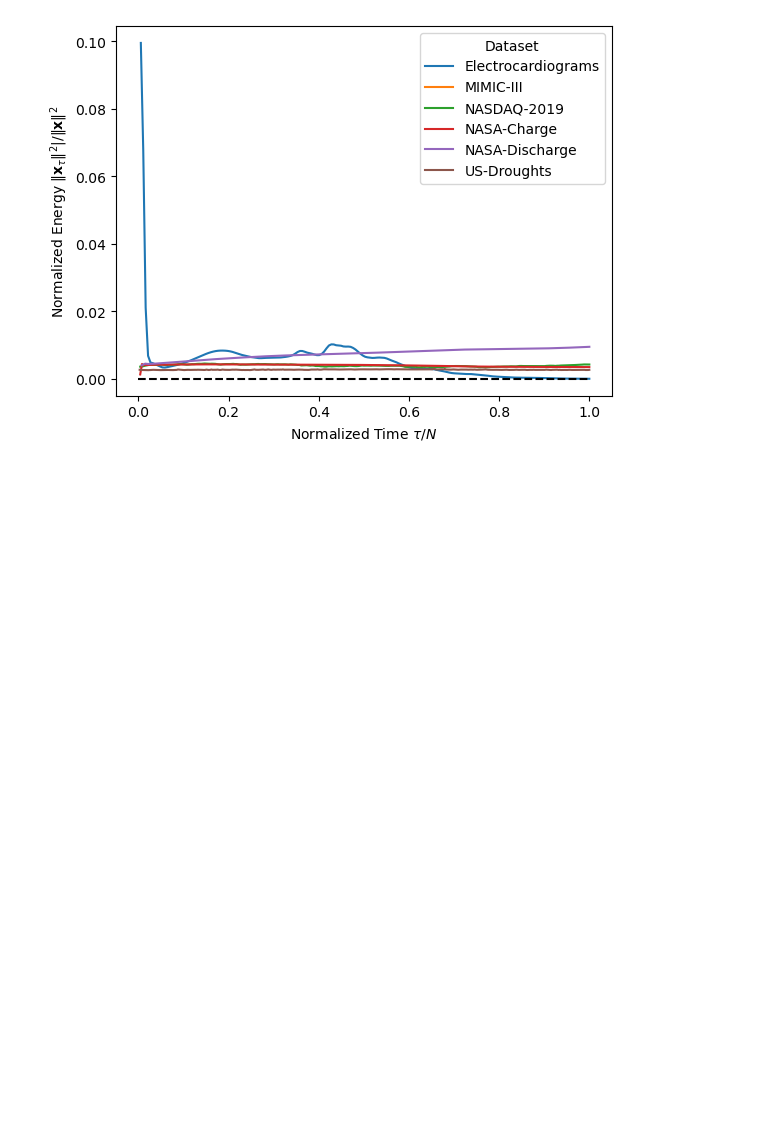
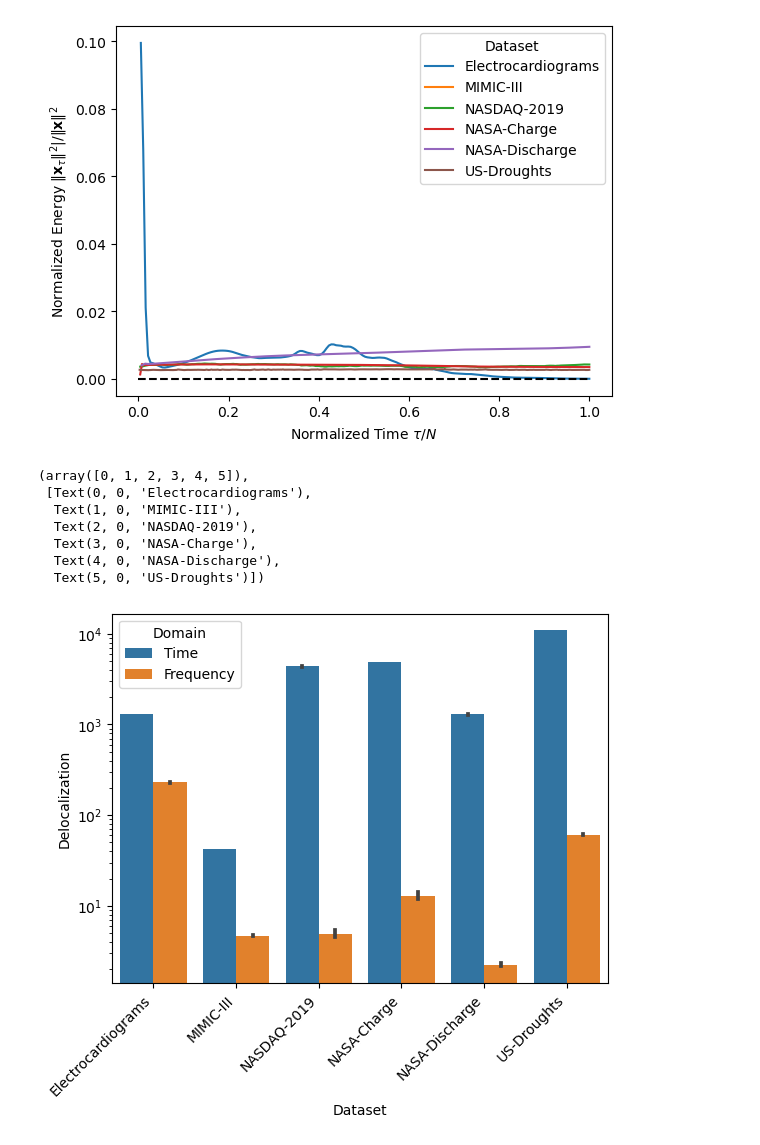
Before and after one commit to JonathanCrabbe/FourierDiffusion, a Jupyter notebook: notebooks/spectral_interpretation.ipynb, the cells around one changed output. Saved outputs shown, nothing was run; the diff lists cells and outputs as text; code cells hidden in the pictures; blank space fills up the shorter version.

Commit message:
Clean spectral localization plots

```diff
--- a/notebooks/spectral_interpretation.ipynb
+++ b/notebooks/spectral_interpretation.ipynb
@@ -22,6 +53,8 @@ datasets: dict[str, Datamodule] = {
 # %%
 spectral_data: list[dict] = []
 temporal_data: list[dict] = []
+localization_data: list[dict] = []
+localization_data_joint: list[dict] = []
 
 for dataset_name, datamodule in datasets.items():
 
@@ -75,8 +108,44 @@ for dataset_name, datamodule in datasets.items():
         ]
         )
 
+    # Compute localization metrics
+    X_loc, X_spec_loc = localization_metrics(X_train)
+
+    # Record the localization data
+    localization_data.extend(
+        [
+            {
+        "Dataset": dataset_name,
+        "Delocalization": X_loc[b].item(),
+        "Domain": "Time"
+            } for b in range(len(X_loc))
+        ]
+        )
+    localization_data.extend(
+        [
+            {
+        "Dataset": dataset_name,
+        "Delocalization": X_spec_loc[b].item(),
+        "Domain": "Frequency"
+            } for b in range(len(X_spec_loc))
+        ]
+        )
+
+    # Record the joint localization data
+    localization_data_joint.extend(
+        [
+            {
+        "Dataset": dataset_name,
+        "Delocalization Time": X_loc[b].item(),
+        "Delocalization Frequency": X_spec_loc[b].item()
+            } for b in range(len(X_loc))
+        ]
+        )
+
 spectral_df = pd.DataFrame(spectral_data)
 temporal_df = pd.DataFrame(temporal_data)
+localization_df = pd.DataFrame(localization_data)
+localization_joint_df = pd.DataFrame(localization_data_joint)
 # %%
 sns.lineplot(data=spectral_df,x="Normalized Frequency", y="Normalized Spectral Density", hue="Dataset")
 plt.ylabel(r"Normalized Spectral Density $\|\tilde{\mathbf{x}}_\kappa\|^2  /  \| \tilde{\mathbf{x}} \|^2$")
@@ -93,3 +162,16 @@ plt.hlines(0, 0, 1, colors="black", linestyles="dashed")
 plt.show()
 # %% [output]
 [figure]
+# %%
+ax = sns.barplot(data=localization_df, x="Dataset", y="Delocalization", hue="Domain")
+ax.set_yscale('log')
+plt.xticks(rotation=45, ha='right')
+# %% [output]
+(array([0, 1, 2, 3, 4, 5]),
+ [Text(0, 0, 'Electrocardiograms'),
+  Text(1, 0, 'MIMIC-III'),
+  Text(2, 0, 'NASDAQ-2019'),
+  Text(3, 0, 'NASA-Charge'),
+  Text(4, 0, 'NASA-Discharge'),
+  Text(5, 0, 'US-Droughts')])
+[figure, added]
```
Also changed, not shown: parts of 2 cells of this notebook.
